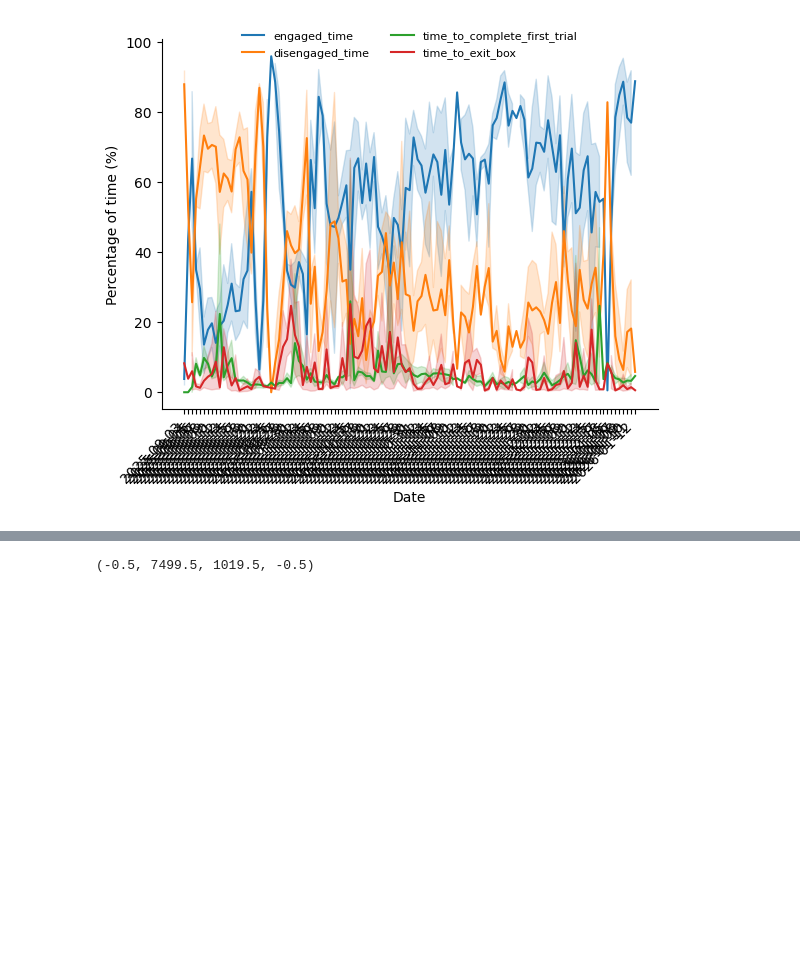
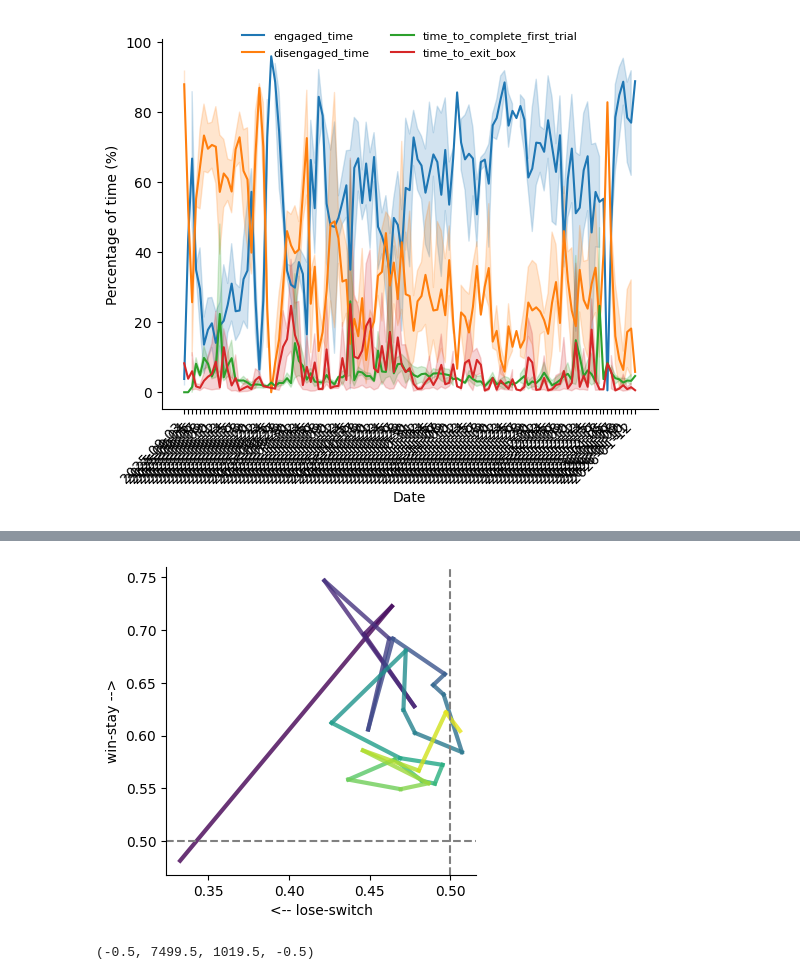
Before and after one commit to LearningCircuitsLab/lecilab-behavior-analysis, a Jupyter notebook: lecilab_behavior_analysis/plot_testing.ipynb, the cells around one changed output, grey strips where cells are left out. Cells and saved outputs as stored; diff of their text form; code cells hidden in the pictures; blank space fills up the shorter version.

```diff
--- a/lecilab_behavior_analysis/plot_testing.ipynb
+++ b/lecilab_behavior_analysis/plot_testing.ipynb
@@ -166,3 +172,38 @@ fig = subject_progress_figure(df, perf_window=100, summary_matrix_plot=False)#,
+# %%
+dfa["previous_correct"] = dfa["correct"].shift(1)
+# %%
+# percentage of repetitions after wins and losses, over time
+dfa["repeat_after_win"] = dfa.apply(lambda row: 1 if row["mouse_choice_roa"] == "repeat" and row["previous_correct"] == 1 else 0, axis=1)
+dfa["repeat_after_loss"] = dfa.apply(lambda row: 1 if row["mouse_choice_roa"] == "repeat" and row["previous_correct"] == 0 else 0, axis=1)
+# %%
+# calculate the mean percentage of repetitions after wins and losses. Split by day and previous correct. Remove multiindex
+trial_group_size = max(dfa.shape[0] // 40, 1)
+dfa['trial_group'] = dfa['total_trial'] // trial_group_size * trial_group_size
+if dfa['trial_group'].nunique() > 1:
+    dfag = dfa[dfa['trial_group'] < dfa['trial_group'].max() * 0.7]
+else:
+    dfag = dfa.copy()
+dfa_gb = dfag.groupby(["subject", "trial_group", "previous_correct"]).agg({"repeat_after_win": "mean", "repeat_after_loss": "mean"}).reset_index()
+# get the max value of every date (since there are two rows per date, one for previous_correct = 1 and one for previous_correct = 0)
+dfa_gb_gb = dfa_gb.groupby(["subject", "trial_group"]).agg({"repeat_after_win": "max", "repeat_after_loss": "max"}).reset_index()
+# %%
+dfa_gb_gb_lines = dft.points_to_lines_for_bias_evolution(dfa_gb_gb, "trial_group")
+# %%
+# make a plot of the percentage of repetitions after wins and losses, over time
+import seaborn as sns
+fig, ax = plt.subplots(figsize=(4, 4))
+sns.lineplot(data=dfa_gb_gb_lines, x='repeat_after_loss', y='repeat_after_win', ax=ax,
+                 hue="trial_group", palette="viridis", legend=False,
+                 linewidth=3, alpha=0.8)
+# add vertical and horizontal lines at 0.5
+ax.axhline(0.5, color='gray', linestyle='--')
+ax.axvline(0.5, color='gray', linestyle='--')
+ax.set_xlabel("<-- lose-switch")
+ax.set_ylabel("win-stay -->")
+sns.despine()
+plt.show()
+# %% [output]
+[figure, added]
 # %%
 from lecilab_behavior_analysis import plots
 import matplotlib.pyplot as plt
```
Also changed, not shown: parts of 7 cells of this notebook.
